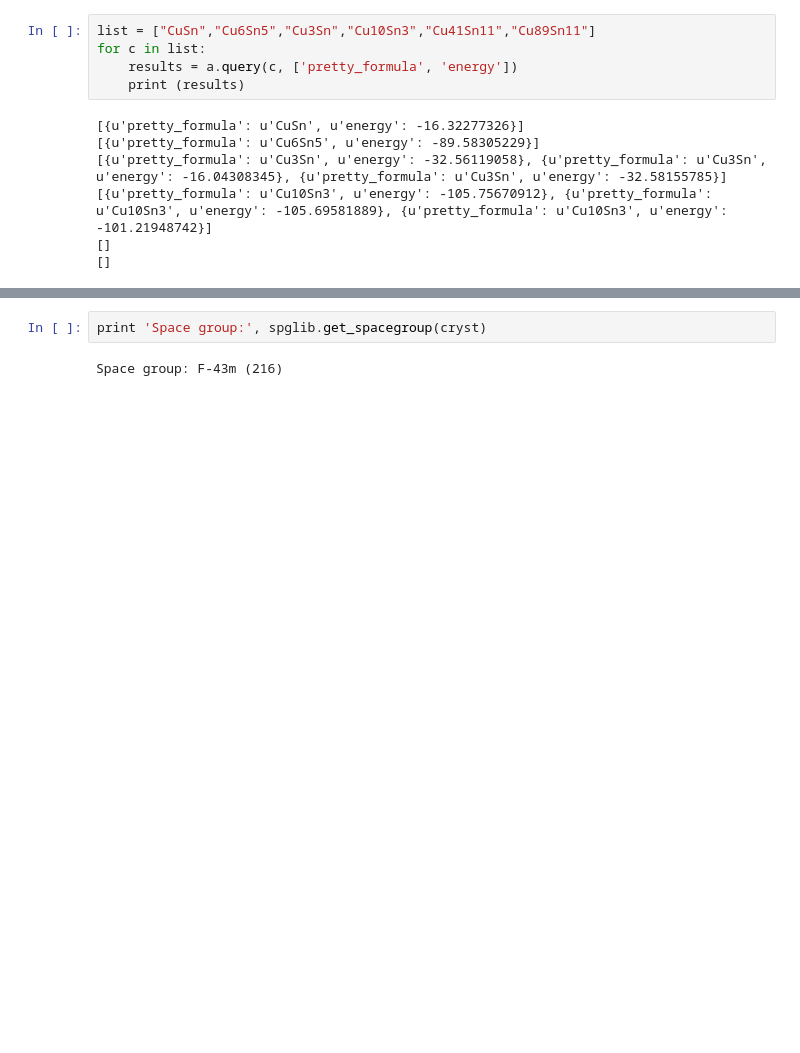
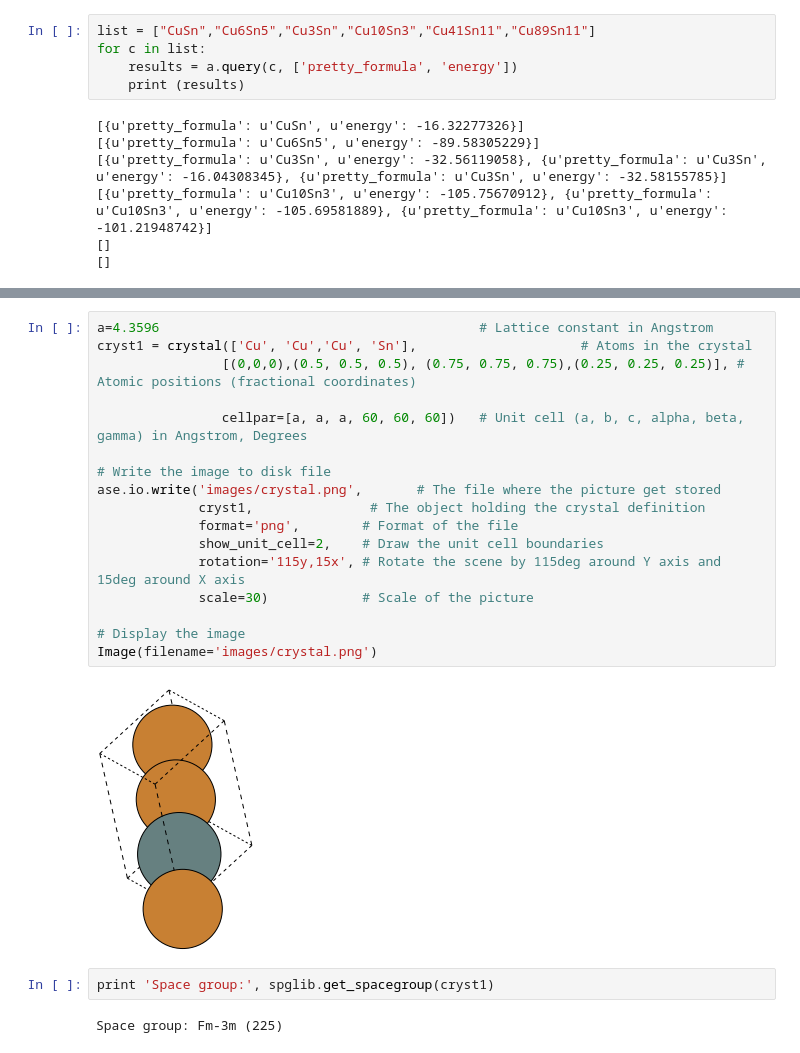
Before and after one commit to lmpizarro/apuntes-python-cientifico, a Jupyter notebook: src/notebooks/materiales/CuSn.ipynb, the cells around one changed output, grey strips where cells are left out. Drawn from its saved outputs; the diff is of its cells as text; blank space fills up the shorter version.

```diff
--- a/src/notebooks/materiales/CuSn.ipynb
+++ b/src/notebooks/materiales/CuSn.ipynb
@@ -112,4 +166,23 @@ Image(filename='images/crystal.png')
+# %%
+a=4.3596                                         # Lattice constant in Angstrom
+cryst1 = crystal(['Cu', 'Cu','Cu', 'Sn'],                     # Atoms in the crystal
+                [(0,0,0),(0.5, 0.5, 0.5), (0.75, 0.75, 0.75),(0.25, 0.25, 0.25)], # Atomic positions (fractional coordinates)
+
+                cellpar=[a, a, a, 60, 60, 60])   # Unit cell (a, b, c, alpha, beta, gamma) in Angstrom, Degrees
+
+# Write the image to disk file
+ase.io.write('images/crystal.png',       # The file where the picture get stored
+             cryst1,               # The object holding the crystal definition
+             format='png',        # Format of the file
+             show_unit_cell=2,    # Draw the unit cell boundaries
+             rotation='115y,15x', # Rotate the scene by 115deg around Y axis and 15deg around X axis
+             scale=30)            # Scale of the picture
+
+# Display the image
+Image(filename='images/crystal.png')
+# %% [output]
+[figure, added]
 # %%
-print 'Space group:', spglib.get_spacegroup(cryst)
+print 'Space group:', spglib.get_spacegroup(cryst1)
 # %% [output]
-Space group: F-43m (216)
+Space group: Fm-3m (225)
```
Also changed, not shown: parts of 16 cells of this notebook.
